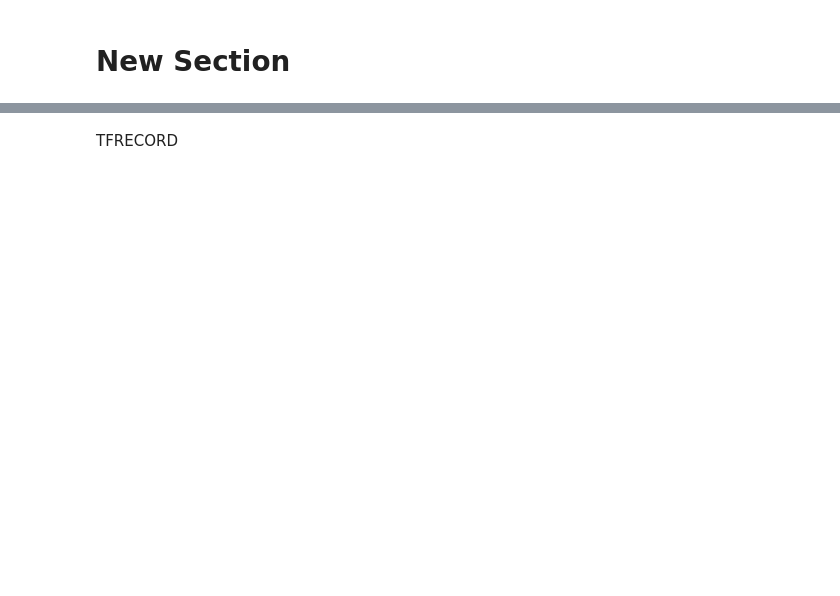
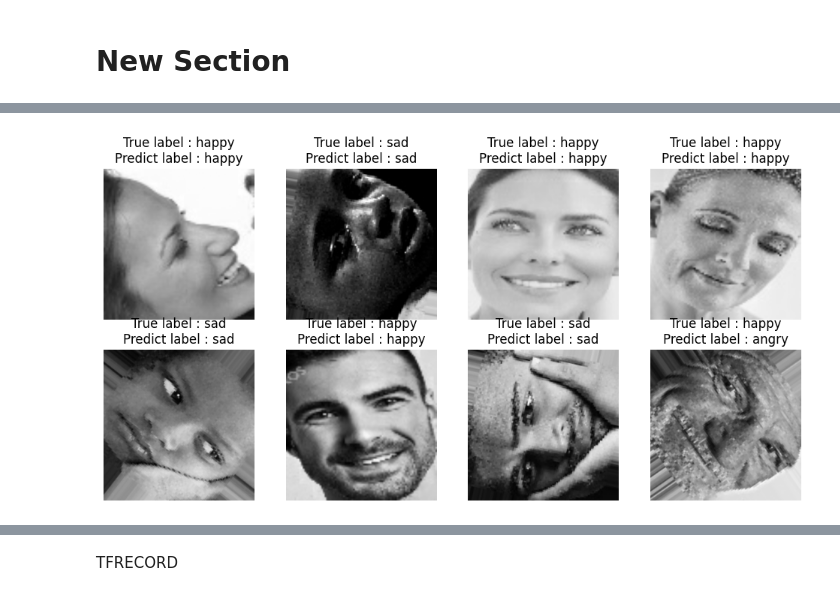
Before and after one commit to sepehr21ar/Deep_Learning_Project, a Jupyter notebook: Human_Emotion.ipynb, the cells around one changed output, grey strips where cells are left out. Cells and saved outputs as stored; diff of their text form; code cells hidden in the pictures; blank space fills up the shorter version.

```diff
--- a/Human_Emotion.ipynb
+++ b/Human_Emotion.ipynb
@@ -464,8 +503,9 @@ print(class_names[tf.argmax(lenet_model.predict(im),axis = -1).numpy()[0]])
 # %%
 plt.figure(figsize=(12,12))
 for images,labels in val_dataset.take(1):
-  for i in range(16):
+  for i in range(8):
     ax = plt.subplot(4,4,i+1)
     plt.imshow(((images[i].numpy())/255).astype("float32"))
-    plt.title("True label : "+class_names[tf.argmax(labels[i], axis = 0).numpy()]+"\n" + "Predict label : " + class_names[tf.argmax(lenet_model.predict(tf.expand_dims(images[i], axis = 0)),axis = -1).numpy()[0]])
+    plt.title("True label : "+class_names[tf.argmax(labels[i], axis = 0).numpy()]+"\n" + "Predict label : " + class_names[tf.argmax(resnet_34.predict(tf.expand_dims(images[i], axis = 0)),axis = -1).numpy()[0]])
     plt.axis("off")
+# %% [output]
@@ -472,3 +520,4 @@ for images,labels in val_dataset.take(1):
+[figure, added]
 # %%
 predicted = []
 labels = []
```
Also changed, not shown: parts of 29 cells of this notebook.
